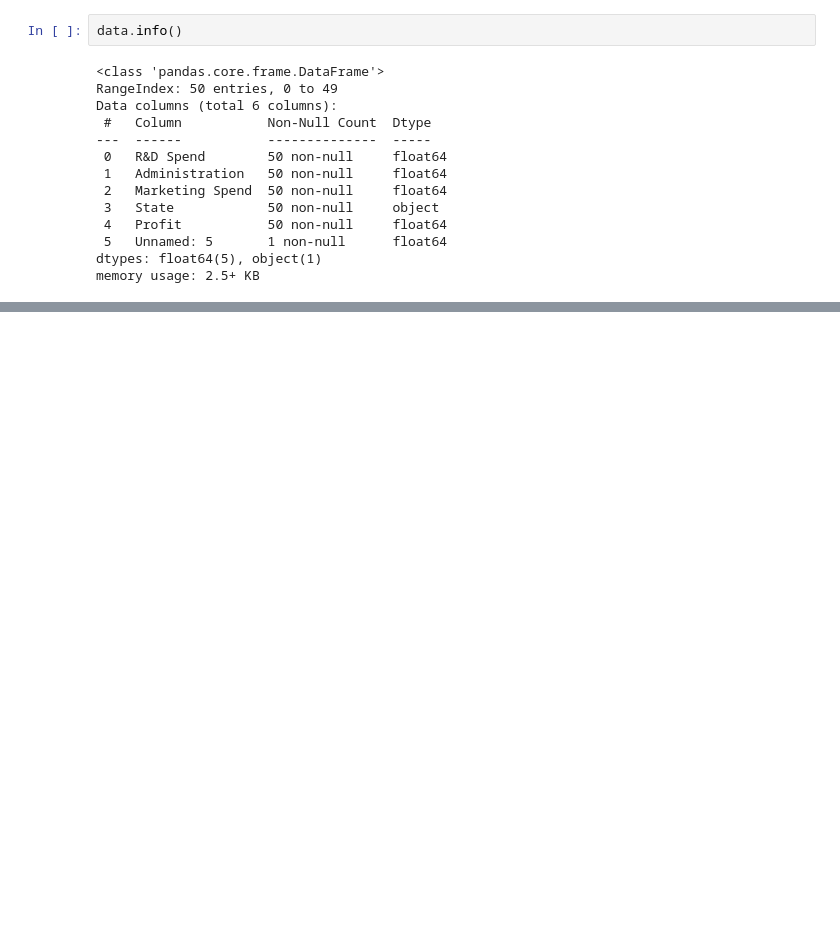
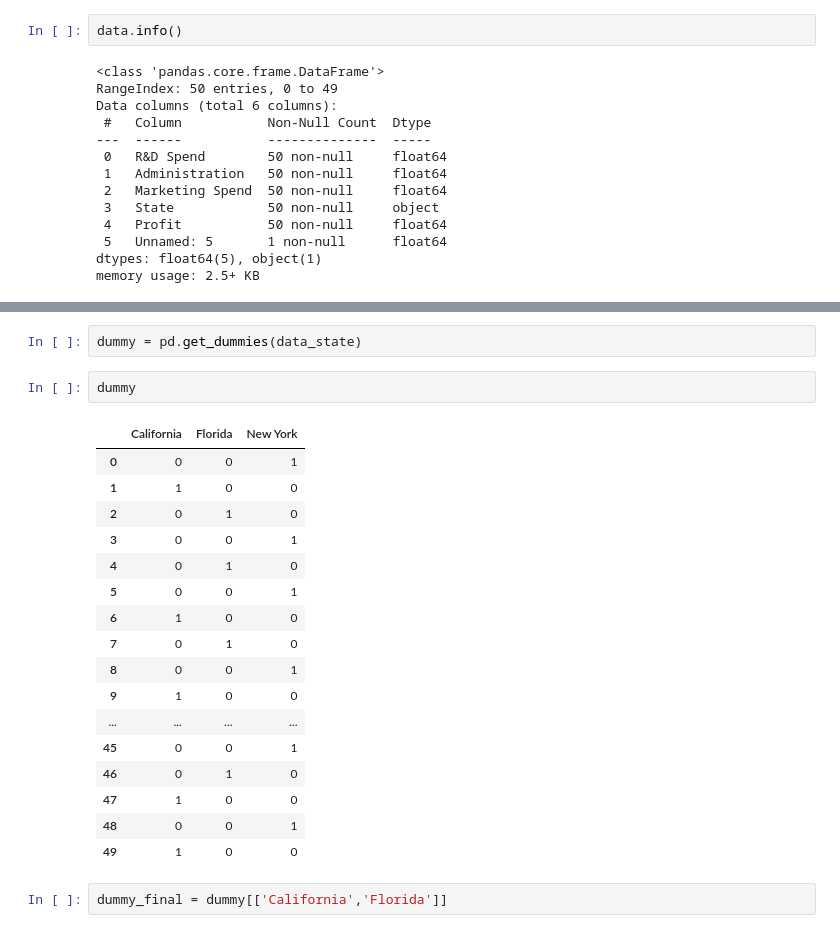
Before and after one commit to siddharthpradhan20/ML_ImageProcessing, a Jupyter notebook: Day 8/Untitled.ipynb, the cells around one changed output, grey strips where cells are left out. Cells and saved outputs as stored; diff of their text form; blank space fills up the shorter version.

```diff
--- a/Day 8/Untitled.ipynb
+++ b/Day 8/Untitled.ipynb
@@ -62,0 +107,24 @@ memory usage: 2.5+ KB
+# %%
+dummy = pd.get_dummies(data_state)
+# %%
+dummy
+# %% [output]
+|  | California | Florida | New York |
+| 0 | 0 | 0 | 1 |
+| 1 | 1 | 0 | 0 |
+| 2 | 0 | 1 | 0 |
+| 3 | 0 | 0 | 1 |
+| 4 | 0 | 1 | 0 |
+| 5 | 0 | 0 | 1 |
+| 6 | 1 | 0 | 0 |
+| 7 | 0 | 1 | 0 |
+| 8 | 0 | 0 | 1 |
+| 9 | 1 | 0 | 0 |
+| ... | ... | ... | ... |
+| 45 | 0 | 0 | 1 |
+| 46 | 0 | 1 | 0 |
+| 47 | 1 | 0 | 0 |
+| 48 | 0 | 0 | 1 |
+| 49 | 1 | 0 | 0 |
+# %%
+dummy_final = dummy[['California','Florida']]
```
Also changed, not shown: parts of 9 cells of this notebook, 1 other file.
